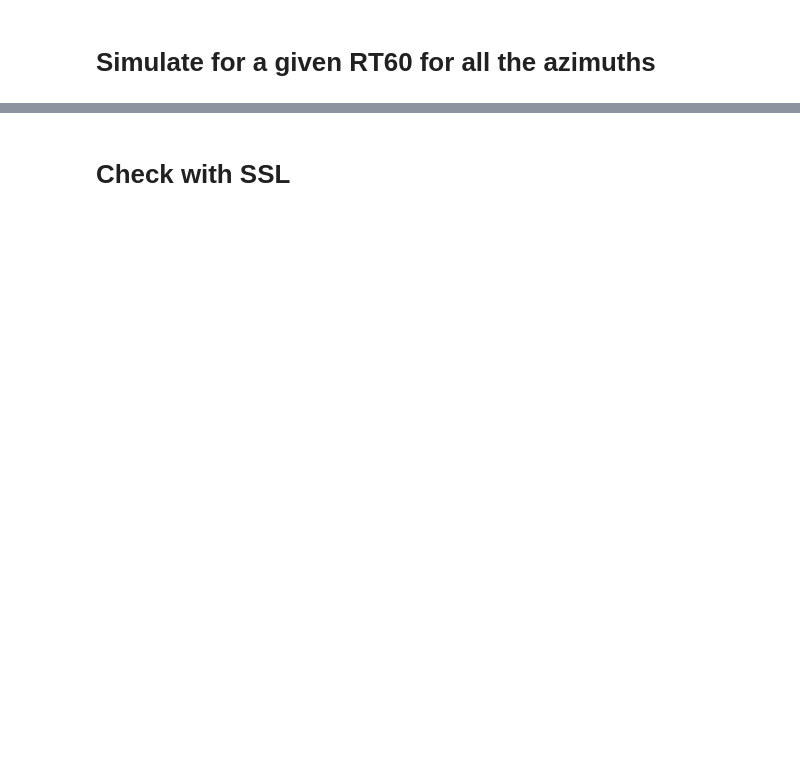
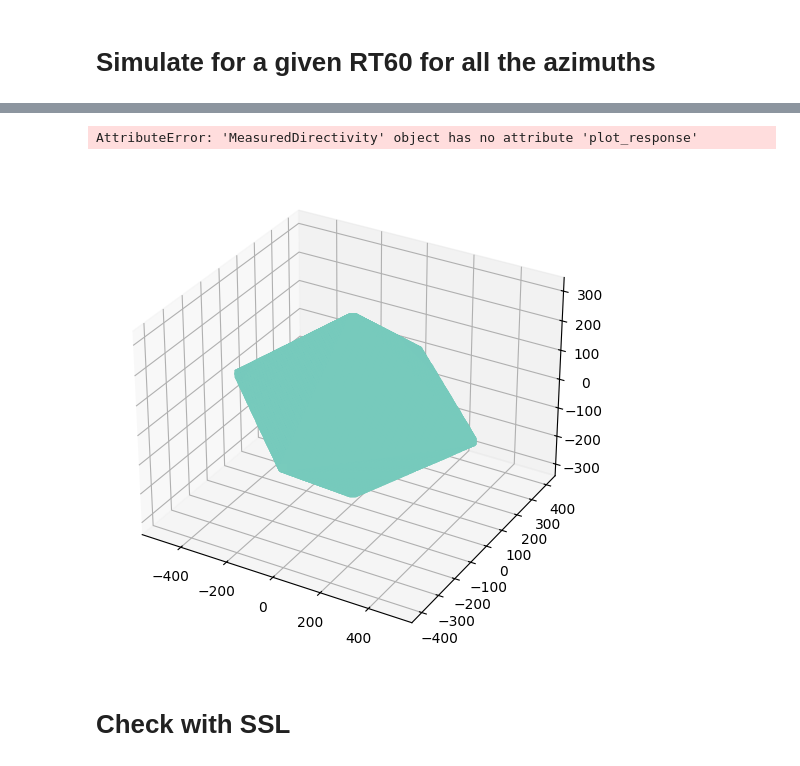
Before and after one commit to Chutlhu/shamans, a Jupyter notebook: shamans/spear_atf_to_pra_dir.ipynb, the cells around one changed output, grey strips where cells are left out. Cells and saved outputs as stored; diff of their text form; code cells hidden in the pictures; blank space fills up the shorter version.

```diff
--- a/shamans/spear_atf_to_pra_dir.ipynb
+++ b/shamans/spear_atf_to_pra_dir.ipynb
@@ -347,19 +347,27 @@ IndexError: index 5 is out of bounds for axis 0 with size 5
 # Simulate for a given RT60 for all the azimuths
 # %%
 # for rt60 in [0.]:
-for rt60 in [0., 0.123, 0.273]:
-
-    print(f'RT60: {rt60}')
+for rt60 in [0., 0.123, 0.273, 0.516, 0.666, 0.953, 1.263]:
 
     # The desired reverberation time and dimensions of the room
     fs = 48000 # int(fs)
-    room_dim = [6, 4, 3]  # meters
+    room_dim = [5, 4, 3]  # meters
 
     if rt60 < 0.01:
         energy_absorption, max_order = pra.inverse_sabine(0.2, room_dim)
         max_order = 0
     else:
         energy_absorption, max_order = pra.inverse_sabine(rt60, room_dim)
+        max_order = min(max_order, 100)  # limit max order to 100
+
+    print('Energy absorption:', energy_absorption)
+    print('Max order:', max_order)
+
+    print(f'RT60: {rt60}')
+    path_to_out_pkl = Path(f'../data/directives_rirs_with_spear_rt60-{rt60}.pkl')
+    if path_to_out_pkl.exists():
+        print(f'File {path_to_out_pkl} already exists. Skipping...')
+        continue
 
     array_center = [2.64, 1.54, 1.81]
 
@@ -386,10 +394,10 @@ for rt60 in [0., 0.123, 0.273]:
 
     # provide the source position with respect to the microphone center
     azimuths = np.arange(0, 360, 6)
-    elevation = 90
+    colatitude = 90
     distance = 1.4
     for az in azimuths:
-        src_pos = pra.doa.utils.spher2cart(az, elevation, distance, degrees=True) * np.array([1, 1, 0])
+        src_pos = pra.doa.utils.spher2cart(az, colatitude, distance, degrees=True) * np.array([1, 1, 0])
         # print(az, src_pos)
         src_pos += array_center
         room.add_source(src_pos)
@@ -409,7 +417,7 @@ for rt60 in [0., 0.123, 0.273]:
         'rirs': rirs_spear,
         'rt60': rt60,
         'azimuths': azimuths,
-        'elevations': elevation,
+        'elevations': colatitude,
         'distance': distance,
         'array_center': array_center,
         'energy_absorption': energy_absorption,
@@ -420,7 +428,6 @@ for rt60 in [0., 0.123, 0.273]:
     }
 
     # save RIRs to a pickle file
-    path_to_out_pkl = Path(f'../data/directives_rirs_with_spear_rt60-{rt60}.pkl')
     with open(path_to_out_pkl, 'wb') as f:
         pickle.dump(rirs_dict, f)
 
@@ -435,3 +453,8 @@ Done. Saved to ../data/directives_rirs_with_spear_rt60-0.273.pkl
+# %%
+room.plot()
+# %% [output]
+AttributeError: 'MeasuredDirectivity' object has no attribute 'plot_response'
+[figure, added]
 # %% [markdown]
 # Check with SSL
 # %%
```
Also changed, not shown: parts of 6 cells of this notebook, 30 other files.
